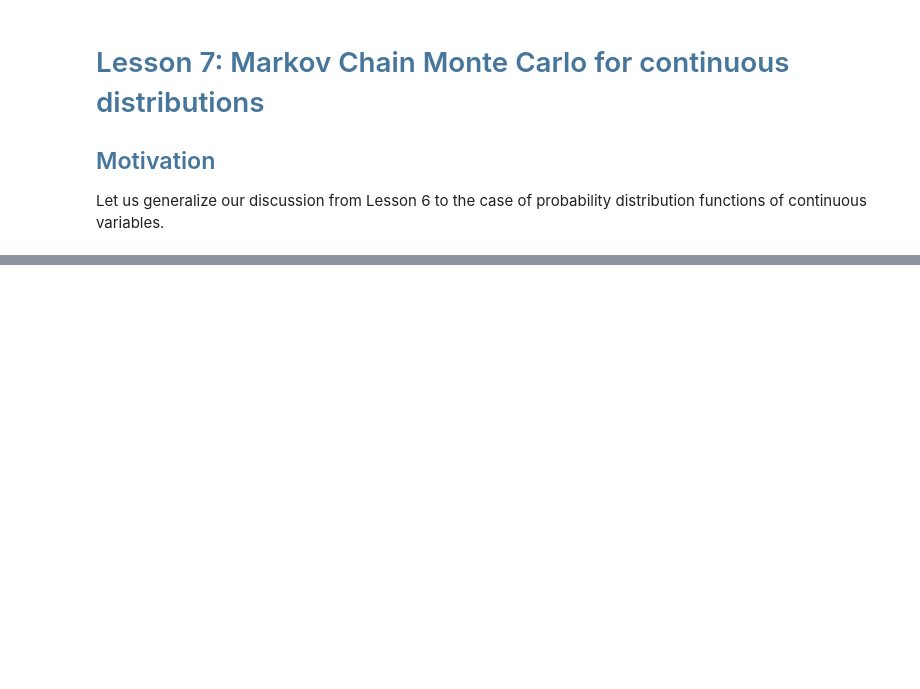
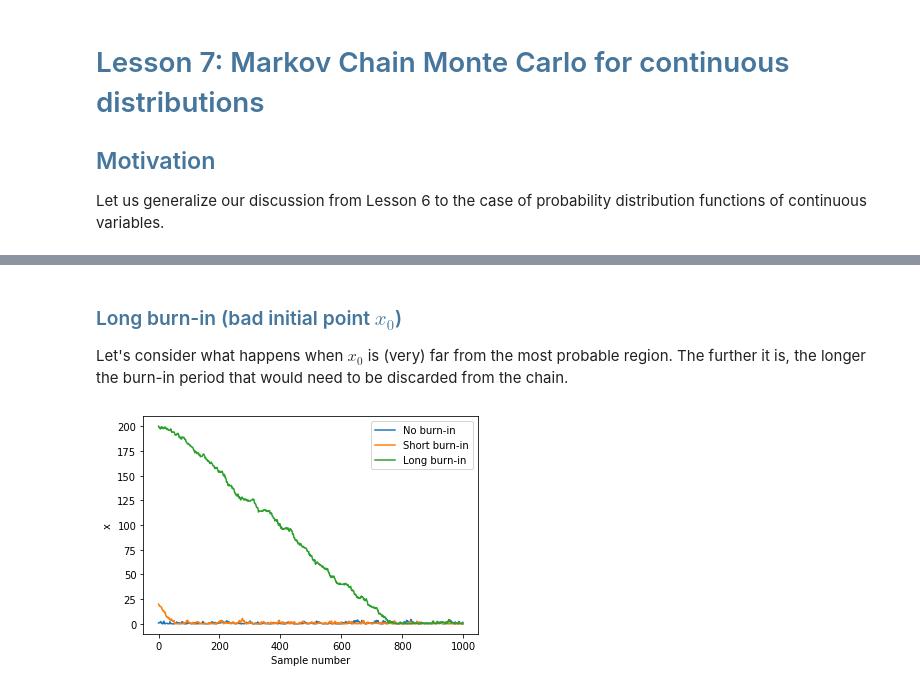
Before and after one commit to PHYS-2030-Computational-Methods/Lecture-notes, a Jupyter notebook: Lesson 7 - MCMC for continuous distributions.ipynb, the cells around one changed output, grey strips where cells are left out. Cells and saved outputs as stored; diff of their text form; code cells hidden in the pictures; blank space fills up the shorter version.

```diff
--- a/Lesson 7 - MCMC for continuous distributions.ipynb
+++ b/Lesson 7 - MCMC for continuous distributions.ipynb
@@ -320,0 +213,26 @@ While we are guaranteed to converge to a stationary distribution *eventually* th
+# %% [markdown]
+### <font color=#46769B>Long burn-in (bad initial point $x_0$)</font>
+
+Let's consider what happens when $x_0$ is (very) far from the most probable region. The further it is, the longer the burn-in period that would need to be discarded from the chain.
+# %%
+# No burn-in (same as above)
+# Plot first 1000 samples
+x_samples = MCMC_simulation(1,1)
+plt.plot(x_samples[:1000],label='No burn-in')
+
+# Short burn-in
+# Plot first 1000 samples
+x_samples = MCMC_simulation(20,1)
+plt.plot(x_samples[:1000],label='Short burn-in')
+
+# Long burn-in
+# Plot first 1000 samples
+x_samples = MCMC_simulation(200,1)
+plt.plot(x_samples[:1000],label='Long burn-in')
+
+plt.xlabel('Sample number')
+plt.ylabel('x')
+plt.legend()
+plt.show()
+# %% [output]
+[figure, added]
```
Also changed, not shown: parts of 16 cells of this notebook.
